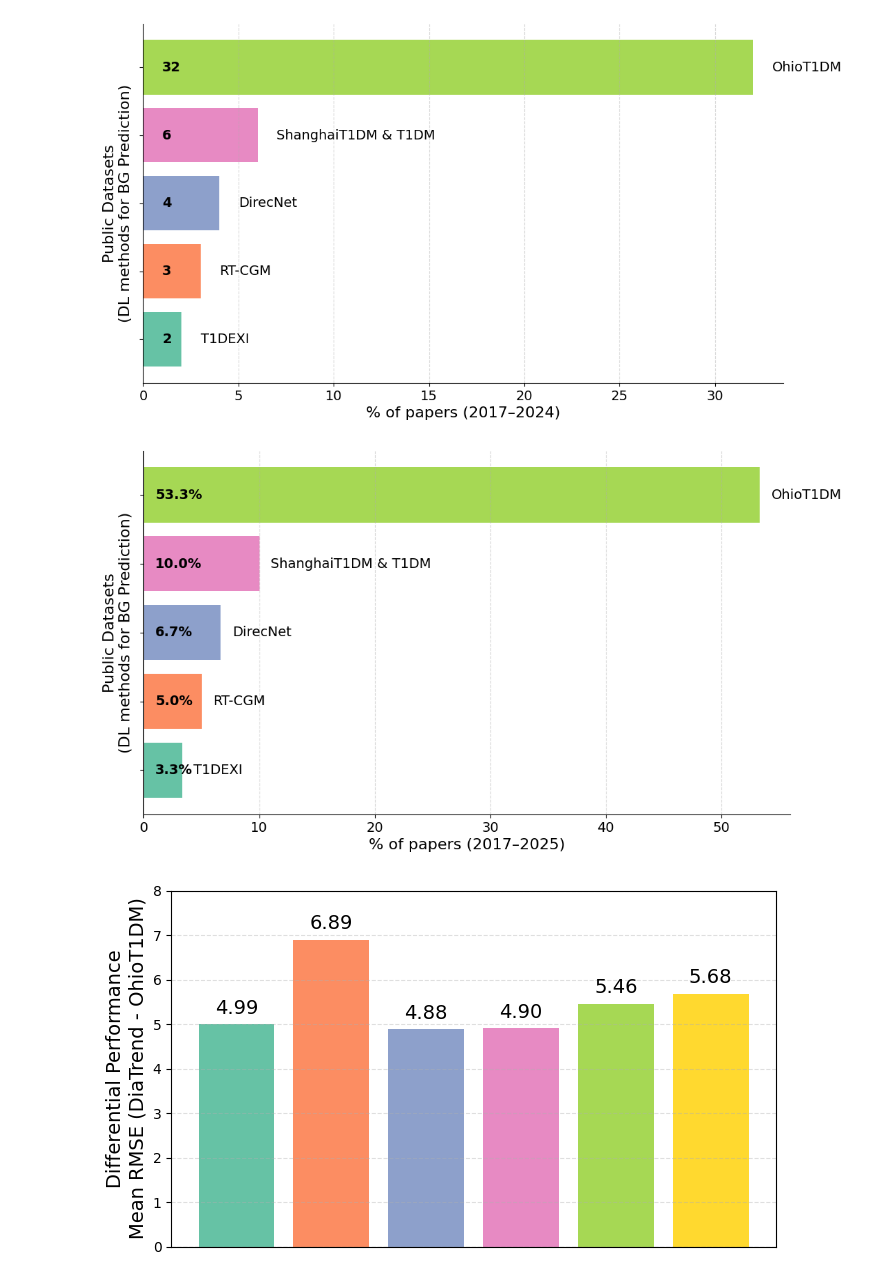
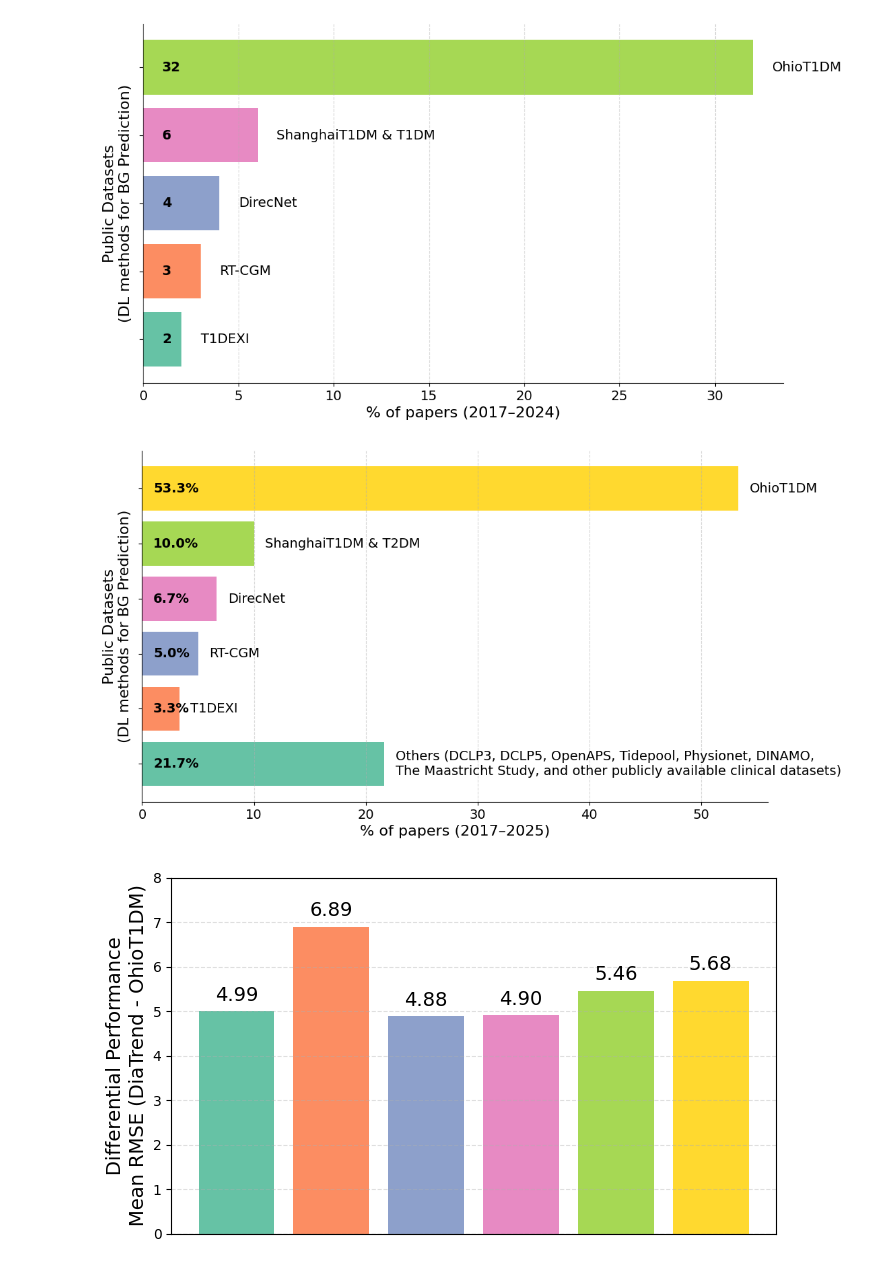
Before and after one commit to Augmented-Health-Lab/ReproGenBG_ML4H, a Jupyter notebook: Literature_review_summary/literature_summary.ipynb, the cells around one changed output. Drawn from its saved outputs; the diff is of its cells as text; code cells hidden in the pictures.

Commit message:
Edit the literature figures

```diff
--- a/Literature_review_summary/literature_summary.ipynb
+++ b/Literature_review_summary/literature_summary.ipynb
@@ -434,6 +435,59 @@ ds_ratios = {
 plot_ds_ratios(ds_ratios)
 # %% [output]
 [figure]
+# %%
+# Example usage
+def plot_ratios(ratios):
+    # Reverse order for top-to-bottom display
+    metrics = list(ratios.keys())[::-1]
+    values = list(ratios.values())[::-1]
+
+    # Color palette from Set2
+    cmap = plt.get_cmap("Set2")
+    colors = [cmap(i) for i in range(len(metrics))]
+
+    # Plot
+    fig, ax = plt.subplots(figsize=(10, 6))
+    bars = ax.barh(range(len(metrics)), values, color=colors, edgecolor="none")
+
+    # Set y-axis positions but remove default labels
+    ax.set_yticks(range(len(metrics)))
+    ax.set_yticklabels(["" for _ in metrics])
+    ax.set_ylabel("Public Datasets\n(DL methods for BG Prediction)", fontsize=16)
+
+    # Add text: % on the left, label on the right
+    for i, (val, label) in enumerate(zip(values, metrics)):
+        ax.text(1, i, f"{val:.1f}%", va='center', ha='left', fontsize=14, fontweight='bold')
+        ax.text(val + 1, i, label, va='center', ha='left', fontsize=14)
+
+    # Keep only bottom and left axis lines (spines)
+    ax.spines["top"].set_visible(False)
+    ax.spines["right"].set_visible(False)
+    ax.spines["left"].set_visible(True)
+    ax.spines["bottom"].set_visible(True)
+
+    # Styling
+    # ax.set_xlim(0, 100)
+    ax.set_xlabel("% of papers (2017–2025)", fontsize=16)
+    ax.tick_params(axis='x', labelsize=14)
+    ax.grid(axis='x', linestyle='--', alpha=0.5)
+
+    # Tighten layout and remove padding around edges
+    plt.subplots_adjust(left=0.05, right=0.98, top=0.92, bottom=0.05)
+    plt.show()
+
+ds_ratios = {
+        "OhioT1DM": 32/60 * 100,
+        "ShanghaiT1DM & T2DM": 6/60 * 100,
+        "DirecNet": 4/60 * 100,
+        "RT-CGM": 3/60* 100,
+        "T1DEXI": 2/60* 100,
+        "Others (DCLP3, DCLP5, OpenAPS, Tidepool, Physionet, DINAMO,\n"
+        "The Maastricht Study, and other publicly available clinical datasets)": 13/60 *100
+    }
+plot_ratios(ds_ratios)
+# %% [output]
+[figure, added]
 # %%
 # Example usage
 def plot_ratios(ratios):
@@ -481,10 +535,9 @@ ds_ratios = {
         "DirecNet": 4/60 * 100,
         "RT-CGM": 3/60* 100,
         "T1DEXI": 2/60* 100,
+        "Others":
     }
 plot_ratios(ds_ratios)
-# %% [output]
-[figure, removed]
 # %%
 import matplotlib.pyplot as plt
 import numpy as np
```
Also changed, not shown: parts of 1 cell of this notebook, 1 other file.
